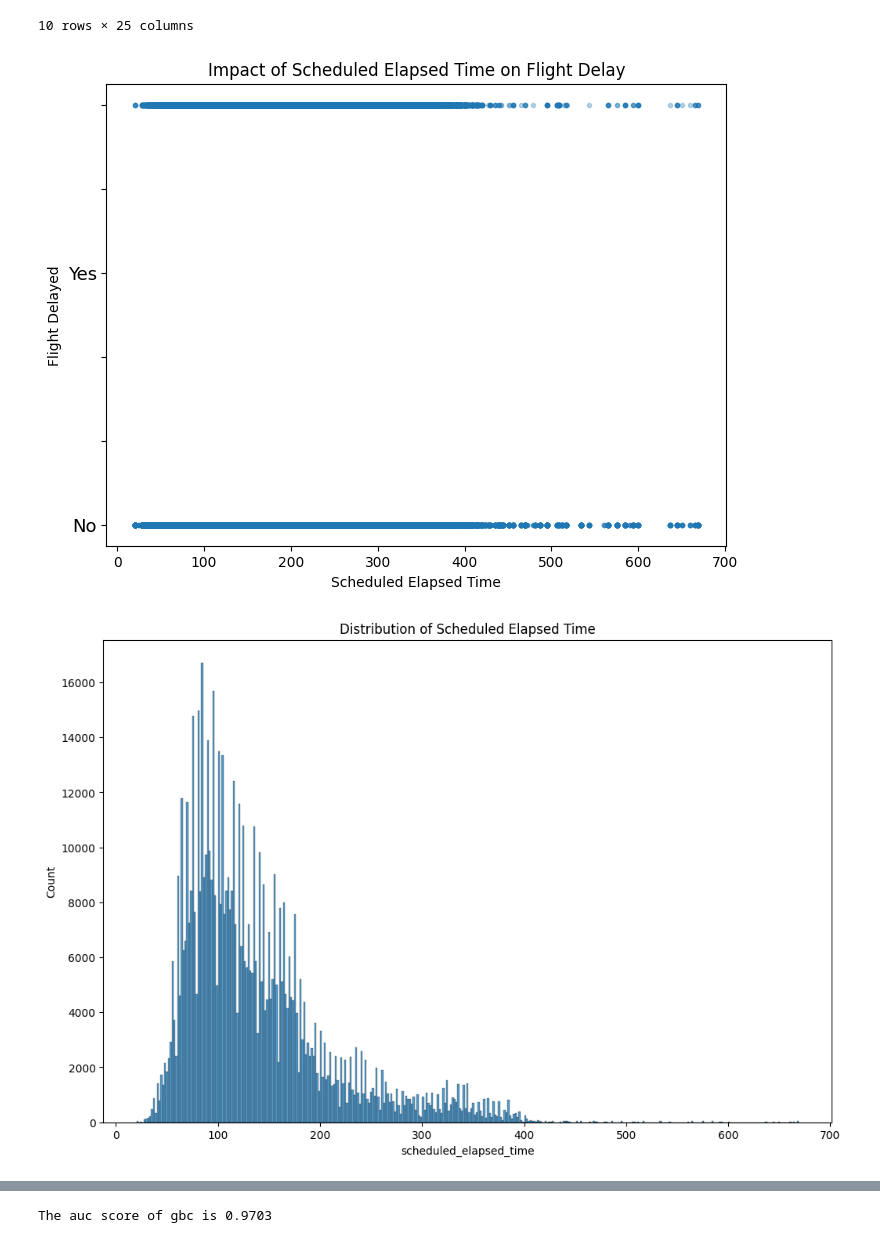
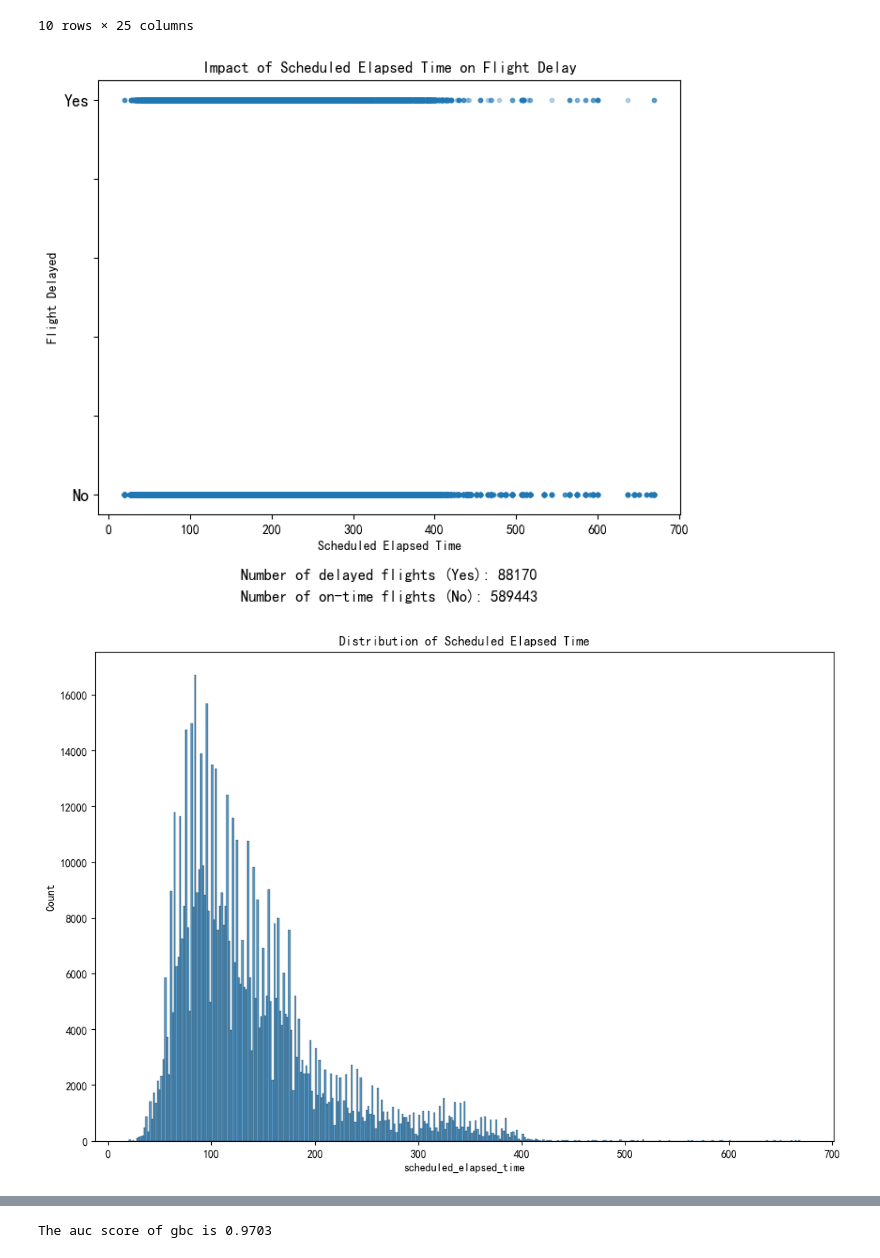
Before and after one commit to JerryFhuurr/MAL-FinalProject-New, a Jupyter notebook: Final.ipynb, the cells around one changed output, grey strips where cells are left out. Drawn from its saved outputs; the diff is of its cells as text; code cells hidden in the pictures.

```diff
--- a/Final.ipynb
+++ b/Final.ipynb
@@ -159,23 +157,33 @@ train.head(10)
 10 rows × 25 columns
 # %%
 fig, ax = plt.subplots(figsize=(8, 6))
-# 创建一个新的标签列，如果 'departure_delay' 大于 0，则标签为 1，否则为 0
-train['delayed'] = (train['departure_delay'] > 0).astype(int)
-plt.plot(train['scheduled_elapsed_time'], train['y'], '.', alpha = 0.3)
+# 创建一个新的标签列，如果 'departure_delay' 大于 30，则标签为 1，否则为 0
+train['delayed'] = (train['departure_delay'] > 30).astype(int)
+plt.plot(train['scheduled_elapsed_time'], train['delayed'], '.', alpha = 0.3)
 plt.xlabel('Scheduled Elapsed Time')
 plt.ylabel('Flight Delayed')
-ax.set_yticklabels(['', 'No','', '', 'Yes'], fontsize = 13 )
+ax.set_yticklabels(['', 'No','', '', '', '', 'Yes'], fontsize = 13 )
 plt.title('Impact of Scheduled Elapsed Time on Flight Delay')
+
+# 统计 'delayed' 列中的 'Yes' 和 'No' 的数量
+delay_counts = train['delayed'].value_counts()
+
+# 在图的下方显示 'Yes' 和 'No' 的数量
+plt.text(0.5, -0.15, f"Number of delayed flights (Yes): {delay_counts[1]}", size=12, ha="center",
+         transform=ax.transAxes)
+plt.text(0.5, -0.2, f"Number of on-time flights (No): {delay_counts[0]}", size=12, ha="center",
+         transform=ax.transAxes)
+
 plt.show()
 # %% [output]
-[figure, old version]
+[figure, new version]
 # %%
 fig, ax = plt.subplots(figsize = (12, 8))
 sns.histplot(train['scheduled_elapsed_time'])
 plt.title('Distribution of Scheduled Elapsed Time')
 plt.show()
 # %% [output]
-[figure, old version]
+[figure, new version]
 # %%
 # Count the number of flights for each tail number
 Plane_counts = train['tail_number'].value_counts()
```
Also changed, not shown: parts of 14 cells of this notebook, 2 other files.
